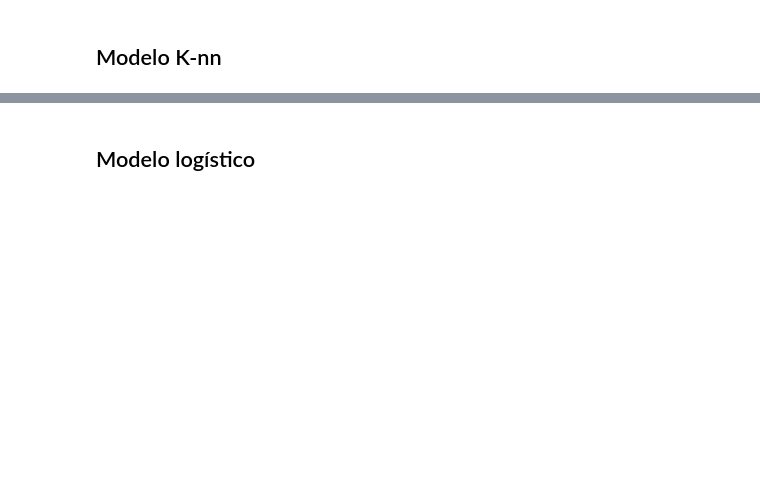
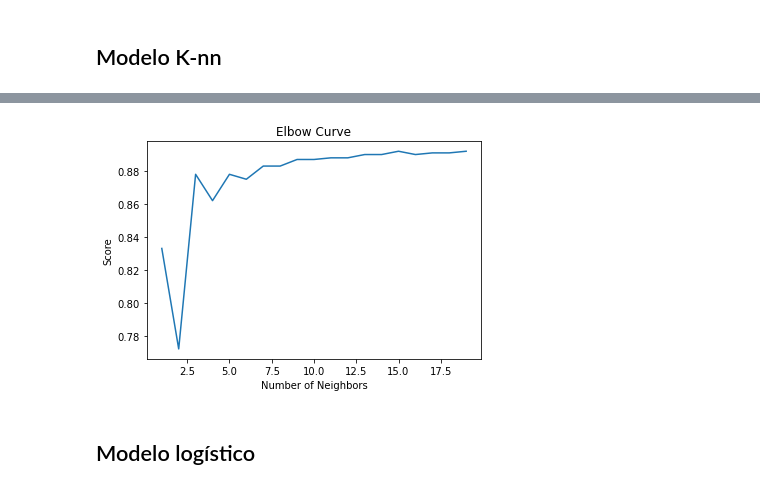
Before and after one commit to Germanchelo13/Credit-risk-model, a Jupyter notebook: informe_prueba.ipynb, the cells around one changed output, grey strips where cells are left out. Drawn from its saved outputs; the diff is of its cells as text; code cells hidden in the pictures; blank space fills up the shorter version.

```diff
--- a/informe_prueba.ipynb
+++ b/informe_prueba.ipynb
@@ -410,2 +414,10 @@ KeyboardInterrupt:
+# %%
+plt.plot(range(1,20), score_test)
+plt.xlabel('Number of Neighbors')
+plt.ylabel('Score')
+plt.title('Elbow Curve')
+plt.show()
+# %% [output]
+[figure, added]
 # %% [markdown]
 ## Modelo logístico
```
Also changed, not shown: parts of 18 cells of this notebook.
